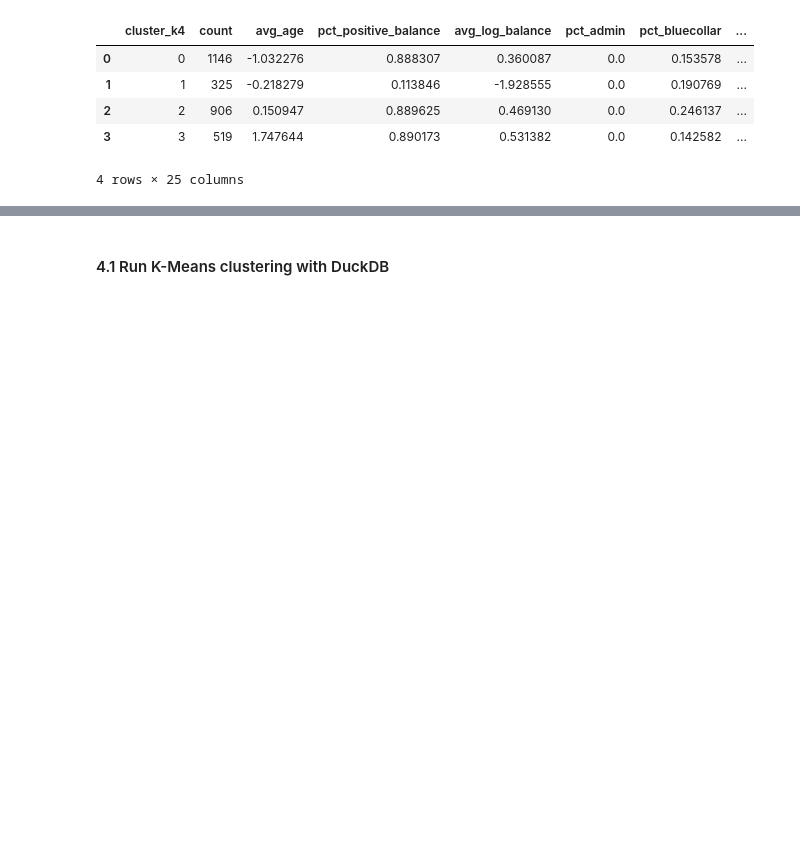
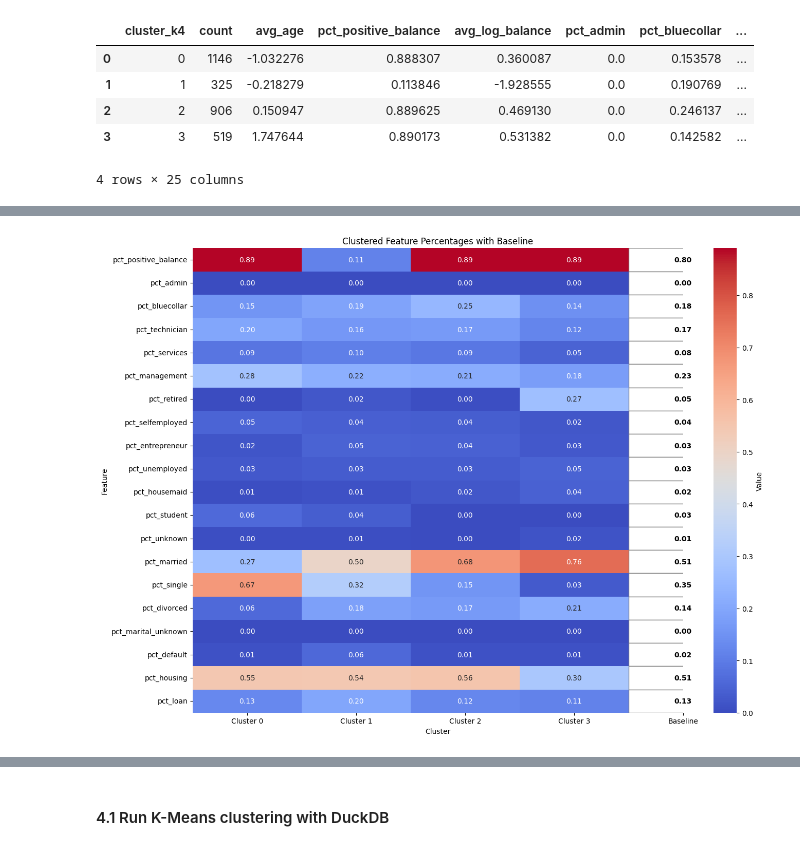
Before and after one commit to FederCO23/Term_Deposit_Marketing_-_tpx4U1BHhRR0IUm9, a Jupyter notebook: TermDepositMarketing_part2.ipynb, the cells around one changed output, grey strips where cells are left out. Drawn from its saved outputs; the diff is of its cells as text; code cells hidden in the pictures; blank space fills up the shorter version.

Commit message:
Add cluster interpretation and segmentation for k=4

```diff
--- a/TermDepositMarketing_part2.ipynb
+++ b/TermDepositMarketing_part2.ipynb
@@ -560,0 +630,5 @@ def heat_map_clustered_fts(df,type='Averages'):
+# %%
+
+heat_map_with_uncolored_baseline(df_pct_only, df_before, title="Clustered Feature Percentages with Baseline")
+# %% [output]
+[figure, added]
```
Also changed, not shown: parts of 16 cells of this notebook.
